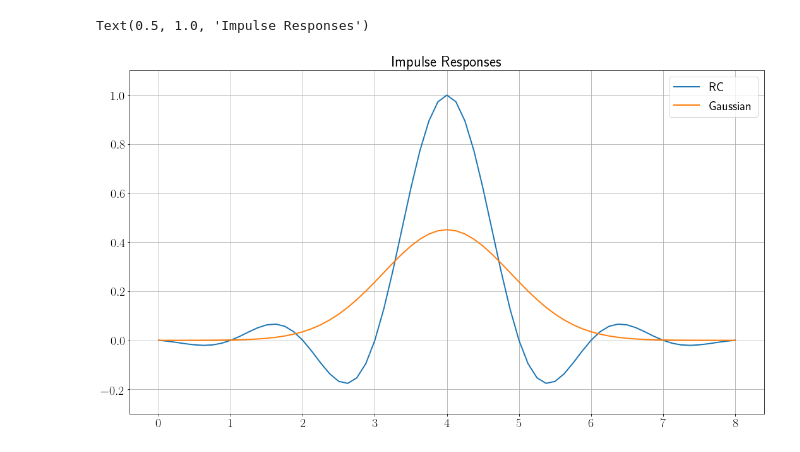
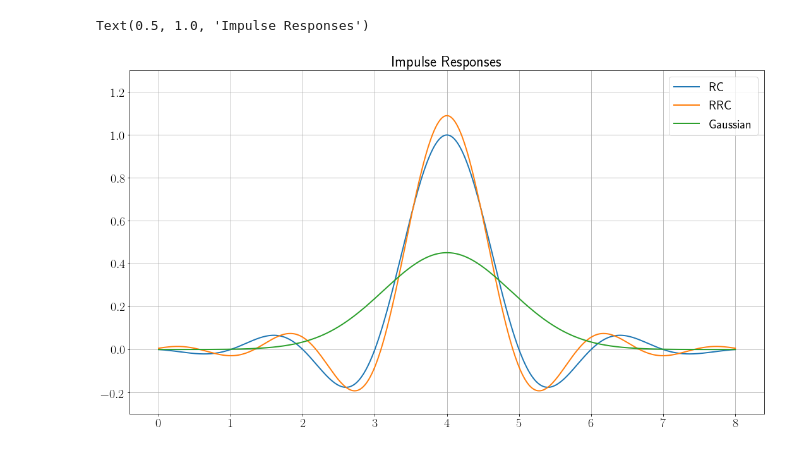
Before and after one commit to domrim/bachelorarbeit-code, a Jupyter notebook: jupyter-notebooks/split_step_fourier.ipynb, the cells around one changed output. Saved outputs shown, nothing was run; the diff lists cells and outputs as text; code cells hidden in the pictures.

```diff
--- a/jupyter-notebooks/split_step_fourier.ipynb
+++ b/jupyter-notebooks/split_step_fourier.ipynb
@@ -79,14 +79,18 @@ def get_rrc_ir(K, n_up, t_symbol, r):
 
     for k in k_steps.astype(int):
 
-        if t_steps[ k ] == 0:
-            rrc[ k ] = 1.0 - r + ( 4.0 * r / np.pi )
+        if t_steps[k] == 0:
+            rrc[ k ] = ( np.pi + 4.0 * r - np.pi * r ) / ( np.pi * t_symbol)
 
-        elif r != 0 and np.abs( t_steps[k] ) == t_symbol / ( 4.0 * r ):
-            rrc[ k ] = 0 #TODO
+        elif r != 0 and np.abs(t_steps[k] ) == t_symbol / ( 4.0 * r ):
+            rrc[ k ] = r * ( -2.0 * np.cos( np.pi * ( 1.0 + r ) / ( 4.0 * r ) ) \
+                            + np.pi * np.sin( np.pi * ( 1.0 + r ) / ( 4.0 * r ) ) ) \
+                        / ( np.pi * t_symbol )
 
         else:
-            rrc[ k ] = 0 #TODO
+            rrc[ k ] = ( 4.0 * r * t_steps[k] / t_symbol * np.cos( np.pi * ( 1.0 + r ) * t_steps[k] / t_symbol) \
+                        + np.sin( np.pi * (1.0 - r ) * t_steps[k] / t_symbol )) / \
+                        (( 1.0 - ( 4.0 * r * t_steps[k] / t_symbol)**2 ) * np.pi * t_steps[k])
 
     return rrc
 
@@ -116,33 +120,34 @@ r_gaussian = 0.8
 
 syms_per_filt = 4  # symbols per filter (plus minus in both directions)
 K_filt = 2 * syms_per_filt * n_up + 1         # length of the fir filter
 
 rc = get_rc_ir( K_filt, n_up, t_symbol, r_rc )
-#rc /= np.linalg.norm( rc )
+rrc = get_rrc_ir( K_filt, n_up, t_symbol, r_rrc )
 
 gaussian = get_gaussian_ir( K_filt, n_up, t_symbol, r_gaussian )
 #gaussian /= np.linalg.norm( gaussian )
 
 
 import matplotlib.pyplot as plt
 import matplotlib
 
 # showing figures inline
 %matplotlib inline
 # plotting options
 font = {'size'   : 20}
 plt.rc('font', **font)
 plt.rc('text', usetex=True)
 
 matplotlib.rc('figure', figsize=(18, 10) )
 
 plt.plot( np.arange( np.size( rc ) ) * t_symbol / n_up, rc, linewidth=2.0, label='RC' )
+plt.plot( np.arange( np.size( rrc ) ) * t_symbol / n_up, rrc, linewidth=2.0, label='RRC' )
 plt.plot( np.arange( np.size( gaussian ) ) * t_symbol / n_up, gaussian, linewidth=2.0, label='Gaussian' )
 
-plt.ylim( (-.3, 1.1 ) )
+plt.ylim( (-.3, 1.3 ) )
 plt.grid( True )
 plt.legend( loc='upper right' )
 plt.title( 'Impulse Responses' )
 # %% [output]
 Text(0.5, 1.0, 'Impulse Responses')
-[figure, old version]
+[figure, new version]
```
Also changed, not shown: 1 other file.
